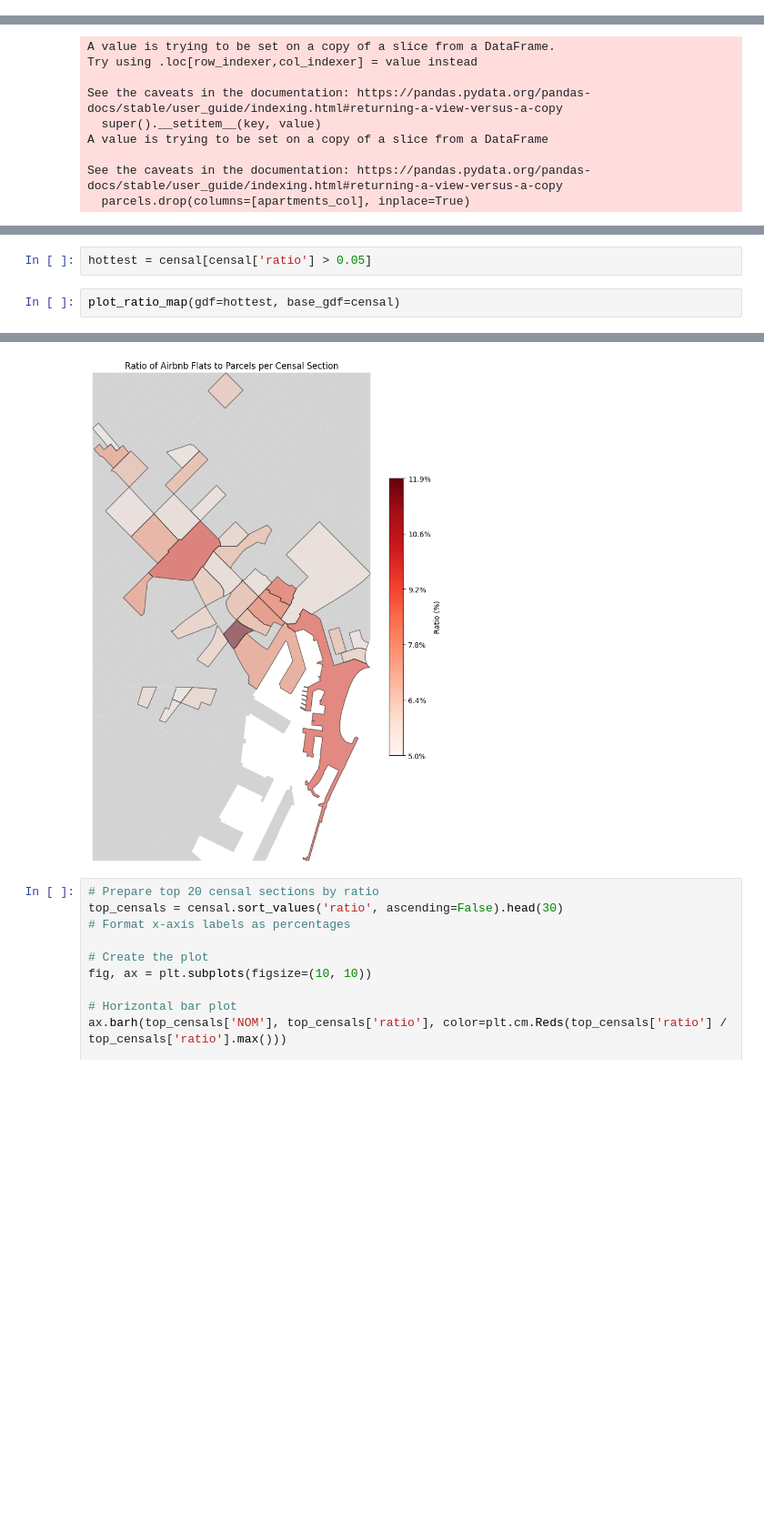
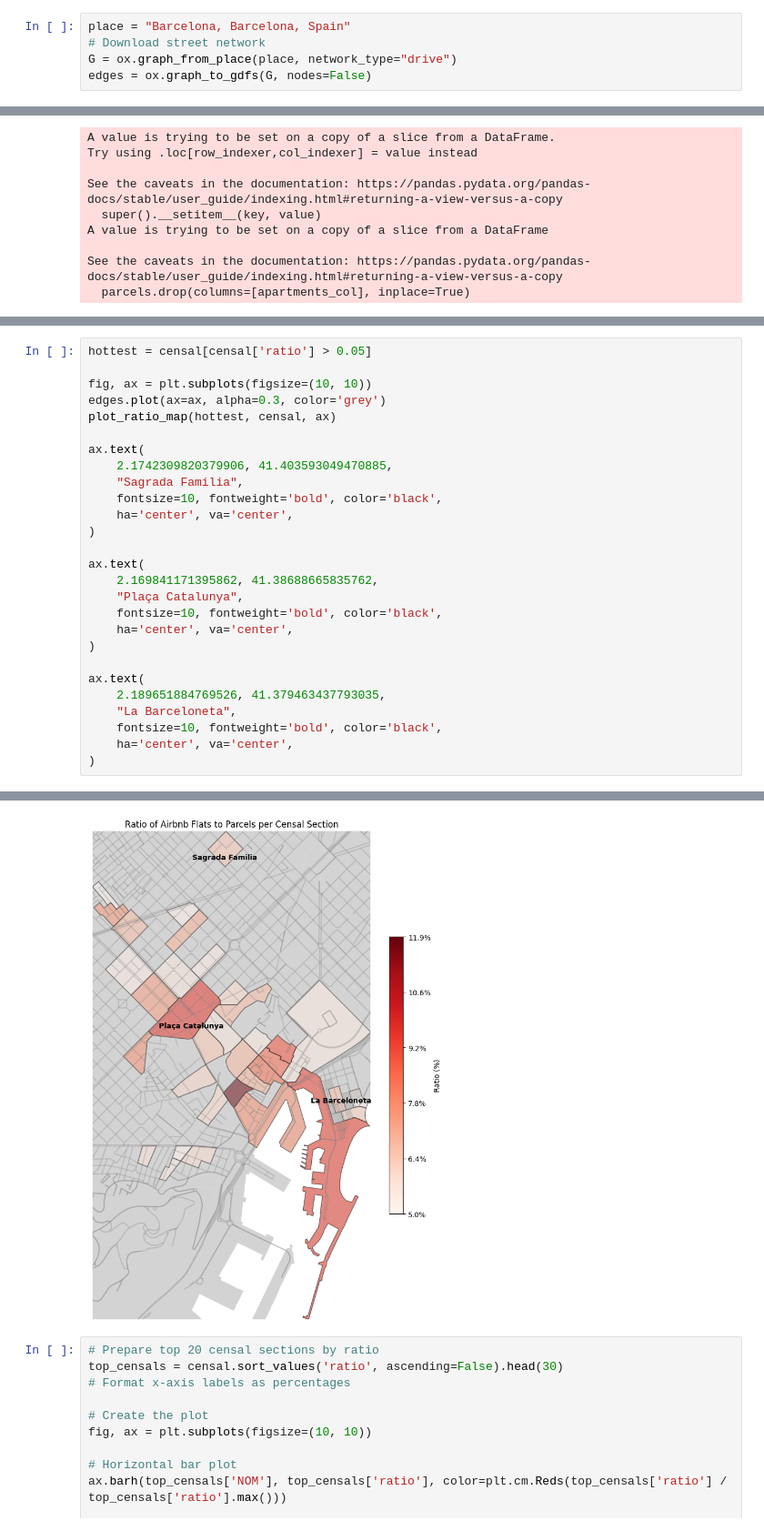
Before and after one commit to mehrrero/parasites, a Jupyter notebook: explore.ipynb, the cells around one changed output, grey strips where cells are left out. Shown at 91% size. Saved outputs shown, nothing was run; the diff lists cells and outputs as text; blank space fills up the shorter version.

```diff
--- a/explore.ipynb
+++ b/explore.ipynb
@@ -36,6 +37,11 @@ Try using .loc[row_indexer,col_indexer] = value instead
 
 See the caveats in the documentation: https://pandas.pydata.org/pandas-docs/stable/user_guide/indexing.html#returning-a-view-versus-a-copy
   super().__setitem__(key, value)
+# %%
+place = "Barcelona, Barcelona, Spain"
+# Download street network
+G = ox.graph_from_place(place, network_type="drive")
+edges = ox.graph_to_gdfs(G, nodes=False)
 # %% [markdown]
 # Results
 # %% [markdown]
@@ -59,7 +66,30 @@ plot_ratio_map(gdf=censal, base_gdf=censal)
 # %% [output]
 [figure]
-# %%
-hottest = censal[censal['ratio'] > 0.05]
 # %%
-plot_ratio_map(gdf=hottest, base_gdf=censal)
+hottest = censal[censal['ratio'] > 0.05]
+
+fig, ax = plt.subplots(figsize=(10, 10))
+edges.plot(ax=ax, alpha=0.3, color='grey')
+plot_ratio_map(hottest, censal, ax)
+
+ax.text(
+    2.1742309820379906, 41.403593049470885,
+    "Sagrada Familia",
+    fontsize=10, fontweight='bold', color='black',
+    ha='center', va='center',
+)
+
+ax.text(
+    2.169841171395862, 41.38688665835762,
+    "Plaça Catalunya",
+    fontsize=10, fontweight='bold', color='black',
+    ha='center', va='center',
+)
+
+ax.text(
+    2.189651884769526, 41.379463437793035,
+    "La Barceloneta",
+    fontsize=10, fontweight='bold', color='black',
+    ha='center', va='center',
+)
 # %% [output]
@@ -66,4 +97,4 @@ plot_ratio_map(gdf=hottest, base_gdf=censal)
-[figure, old version]
+[figure, new version]
 # %%
 # Prepare top 20 censal sections by ratio
 top_censals = censal.sort_values('ratio', ascending=False).head(30)
```
Also changed, not shown: parts of 5 cells of this notebook, 4 other files.
